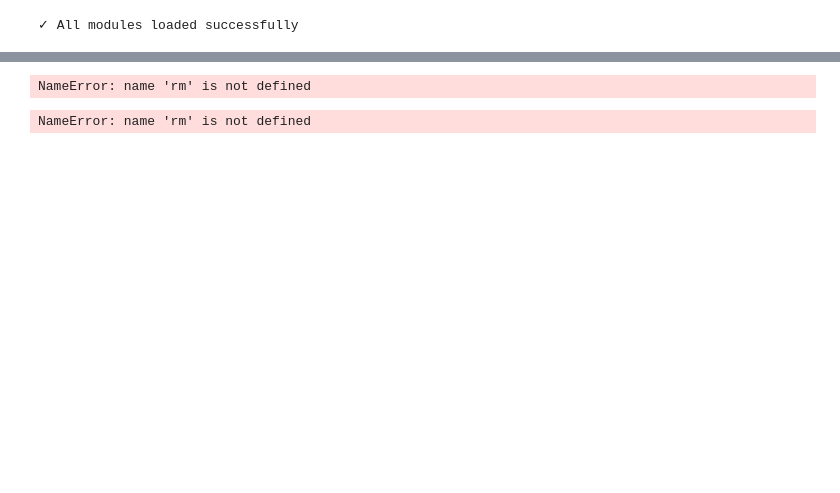
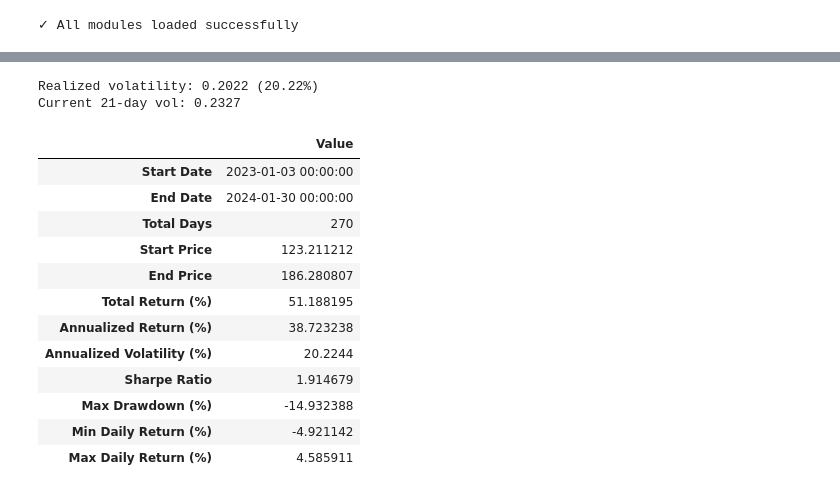
Before and after one commit to niytdv/quant-research-platform, a Jupyter notebook: notebooks/phase1_data_exploration.ipynb, the cells around one changed output, grey strips where cells are left out. Cells and saved outputs as stored; diff of their text form; code cells hidden in the pictures; blank space fills up the shorter version.

```diff
--- a/notebooks/phase1_data_exploration.ipynb
+++ b/notebooks/phase1_data_exploration.ipynb
@@ -105,23 +96,29 @@ KeyError: ('AAPL', 'Adj Close')
 # %%
 vol_21d = rm.rolling_volatility(log_returns, window=21)
-vol_63d = rm.rolling_volatility(log_returns, window=63)
 realized_vol = rm.realized_volatility(log_returns)
 
-print("=== Volatility Analysis ===")
-print(f"Realized Volatility (2020-2023): {realized_vol:.4f} or {100*realized_vol:.2f}%")
-print(f"\nCurrent 21-day volatility: {vol_21d.iloc[-1]:.4f}")
-print(f"Current 63-day volatility: {vol_63d.iloc[-1]:.4f}")
+print(f"Realized volatility: {realized_vol:.4f} ({100*realized_vol:.2f}%)")
+print(f"Current 21-day vol: {vol_21d.iloc[-1]:.4f}")
 # %% [output]
-NameError: name 'rm' is not defined
+Realized volatility: 0.2022 (20.22%)
+Current 21-day vol: 0.2327
 # %%
 summary = rm.summary_statistics(prices, log_returns)
-print("=== Complete Summary Statistics ===")
 display(summary)
-
-sharpe = summary.loc['Sharpe Ratio', 'Value']
-print(f"\n=== Sharpe Ratio: {sharpe:.3f} ===")
 # %% [output]
-NameError: name 'rm' is not defined
+|  | Value |
+| Start Date | 2023-01-03 00:00:00 |
+| End Date | 2024-01-30 00:00:00 |
+| Total Days | 270 |
+| Start Price | 123.211212 |
+| End Price | 186.280807 |
+| Total Return (%) | 51.188195 |
+| Annualized Return (%) | 38.723238 |
+| Annualized Volatility (%) | 20.2244 |
+| Sharpe Ratio | 1.914679 |
+| Max Drawdown (%) | -14.932388 |
+| Min Daily Return (%) | -4.921142 |
+| Max Daily Return (%) | 4.585911 |
 # %%
 viz = FinancialVisualizer()
 fig = viz.plot_comprehensive_analysis(prices, log_returns, ticker=ticker)
```
Also changed, not shown: parts of 11 cells of this notebook, 1 other file.
